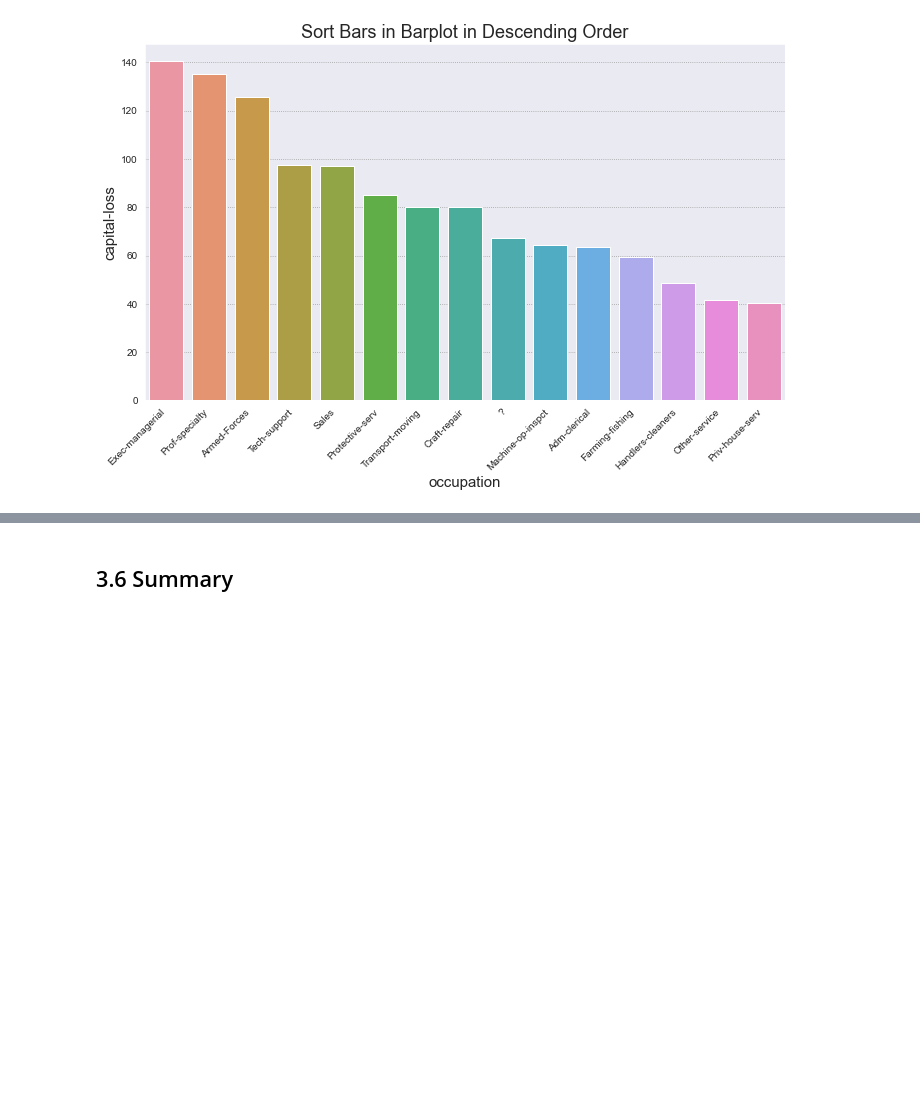
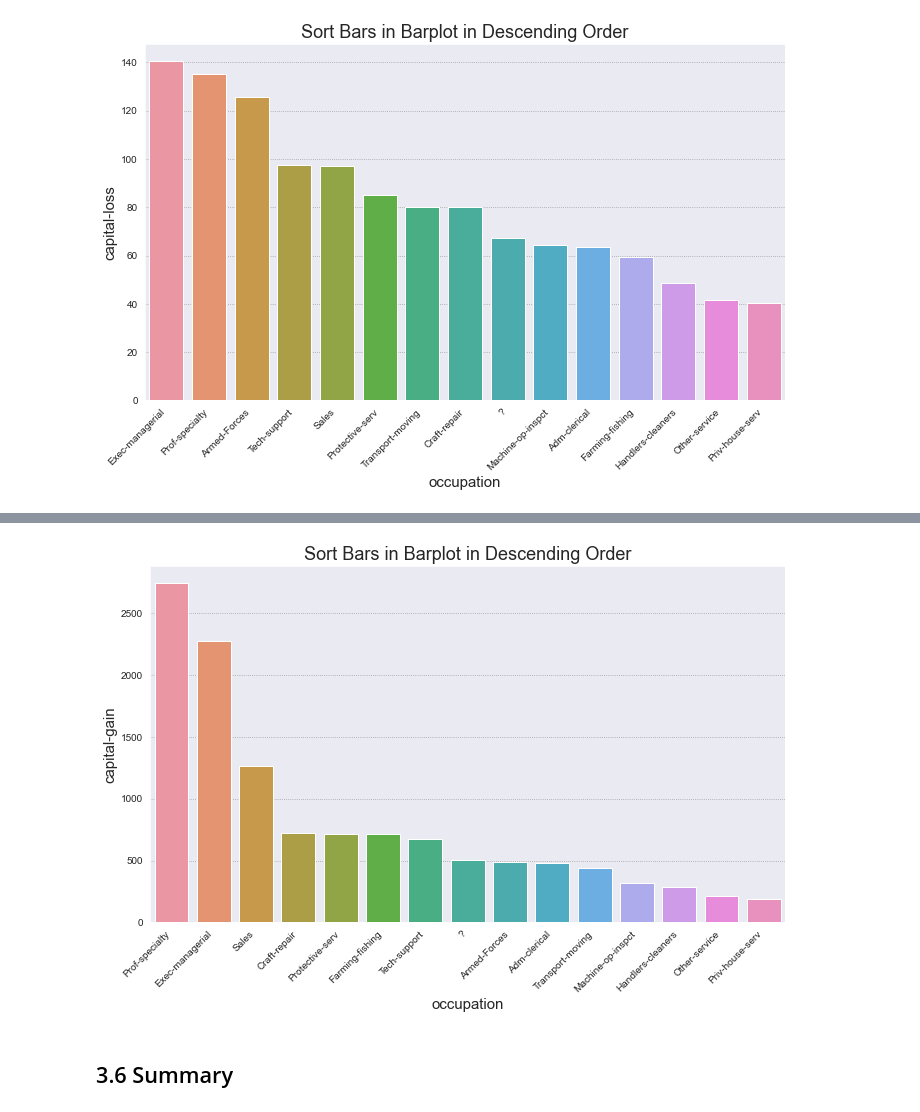
Before and after one commit to pauljacob/mini_projects, a Jupyter notebook: casfad_adult_income/03_Exploratory_Data_Analysis/03_exploratory_data_analysis_bar_chart.ipynb, the cells around one changed output, grey strips where cells are left out. Cells and saved outputs as stored; diff of their text form; code cells hidden in the pictures; blank space fills up the shorter version.

Commit message:
update to multiple bar plot

```diff
--- a/casfad_adult_income/03_Exploratory_Data_Analysis/03_exploratory_data_analysis_bar_chart.ipynb
+++ b/casfad_adult_income/03_Exploratory_Data_Analysis/03_exploratory_data_analysis_bar_chart.ipynb
@@ -263,3 +265,7 @@ plt.tick_params(left=False)
 #https://datavizpyr.com/sort-bars-in-barplot-using-seaborn-in-python/
 # %% [output]
 [figure]
+# %%
+df_adult_occupation_capital_gain_mean = df_adult.groupby('occupation')['capital-gain'].mean().reset_index()
+df_adult_occupation_capital_gain_mean = df_adult_occupation_capital_gain_mean.sort_values('capital-gain', ascending=False)
+p(df_adult_occupation_capital_gain_mean)
@@ -266,2 +285,32 @@ plt.tick_params(left=False)
+# %%
+sns.set_style("darkgrid", {"grid.color": ".6", "grid.linestyle": ":"})
+#https://seaborn.pydata.org/generated/seaborn.set_style.html
+
+plt.figure(figsize=(10,6))
+# make barplot and sort bars in descending order
+sns.barplot(x='occupation',
+            y="capital-gain",
+            data=df_adult_occupation_capital_gain_mean,
+            order=df_adult_occupation_capital_gain_mean.sort_values('capital-gain', ascending = False).occupation)
+# set labels
+plt.xlabel("occupation", size=15)
+plt.ylabel("capital-gain", size=15)
+plt.title("Sort Bars in Barplot in Descending Order", size=18)
+plt.tight_layout()
+
+plt.tick_params(axis='x', rotation=45)
+
+plt.xticks(ha="right")
+
+plt.tick_params(bottom=False)
+
+plt.tick_params(left=False)
+
+plt.savefig("sort_bars_in_barplot_descending_order_Seaborn_Python3.png", dpi=100)
+
+
+#https://datavizpyr.com/sort-bars-in-barplot-using-seaborn-in-python/
+# %% [output]
+[figure, added]
 # %% [markdown]
 ## 3.6 Summary<a id='3.6_Summary'></a>
```
Also changed, not shown: parts of 3 cells of this notebook, 4 other files.
